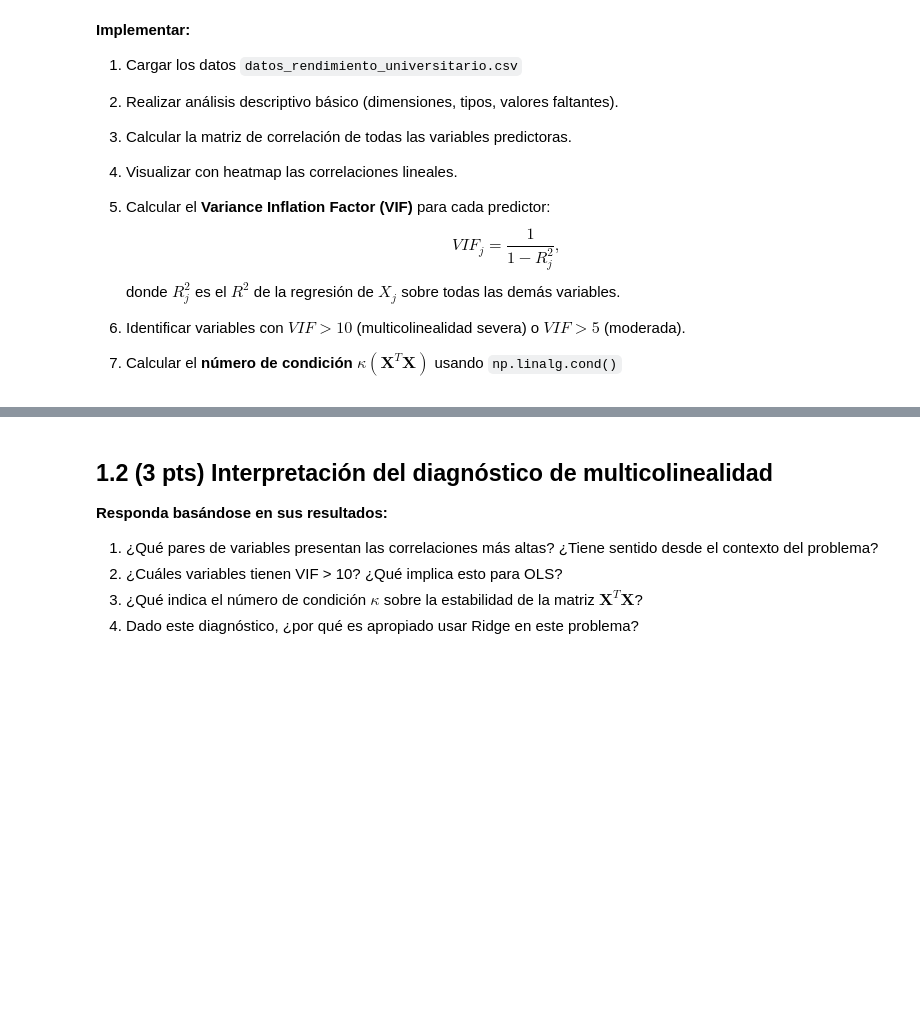
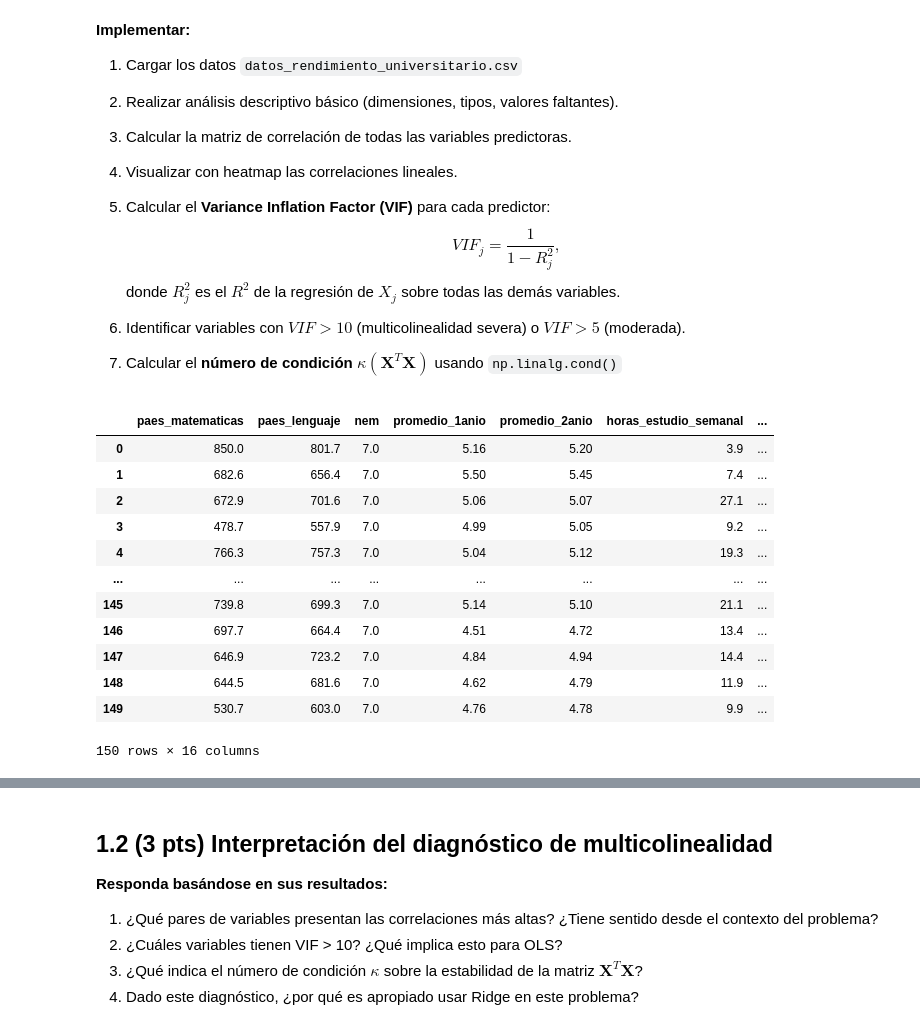
Before and after one commit to Taki3995/Tarea-2-EA, a Jupyter notebook: Tarea_2-ICD3152-2-2025.ipynb, the cells around one changed output, grey strips where cells are left out. Saved outputs shown, nothing was run; the diff lists cells and outputs as text; code cells hidden in the pictures; blank space fills up the shorter version.

```diff
--- a/Tarea_2-ICD3152-2-2025.ipynb
+++ b/Tarea_2-ICD3152-2-2025.ipynb
@@ -74,0 +73,17 @@ plt.style.use('default')
+# %%
+df = pd.read_csv("datos_rendimiento_universitario.csv")
+df
+# %% [output]
+|  | paes_matematicas | paes_lenguaje | nem | promedio_1anio | promedio_2anio | horas_estudio_semanal | ... |
+| 0 | 850.0 | 801.7 | 7.0 | 5.16 | 5.20 | 3.9 | ... |
+| 1 | 682.6 | 656.4 | 7.0 | 5.50 | 5.45 | 7.4 | ... |
+| 2 | 672.9 | 701.6 | 7.0 | 5.06 | 5.07 | 27.1 | ... |
+| 3 | 478.7 | 557.9 | 7.0 | 4.99 | 5.05 | 9.2 | ... |
+| 4 | 766.3 | 757.3 | 7.0 | 5.04 | 5.12 | 19.3 | ... |
+| ... | ... | ... | ... | ... | ... | ... | ... |
+| 145 | 739.8 | 699.3 | 7.0 | 5.14 | 5.10 | 21.1 | ... |
+| 146 | 697.7 | 664.4 | 7.0 | 4.51 | 4.72 | 13.4 | ... |
+| 147 | 646.9 | 723.2 | 7.0 | 4.84 | 4.94 | 14.4 | ... |
+| 148 | 644.5 | 681.6 | 7.0 | 4.62 | 4.79 | 11.9 | ... |
+| 149 | 530.7 | 603.0 | 7.0 | 4.76 | 4.78 | 9.9 | ... |
+150 rows × 16 columns
```
Also changed, not shown: parts of 6 cells of this notebook.
